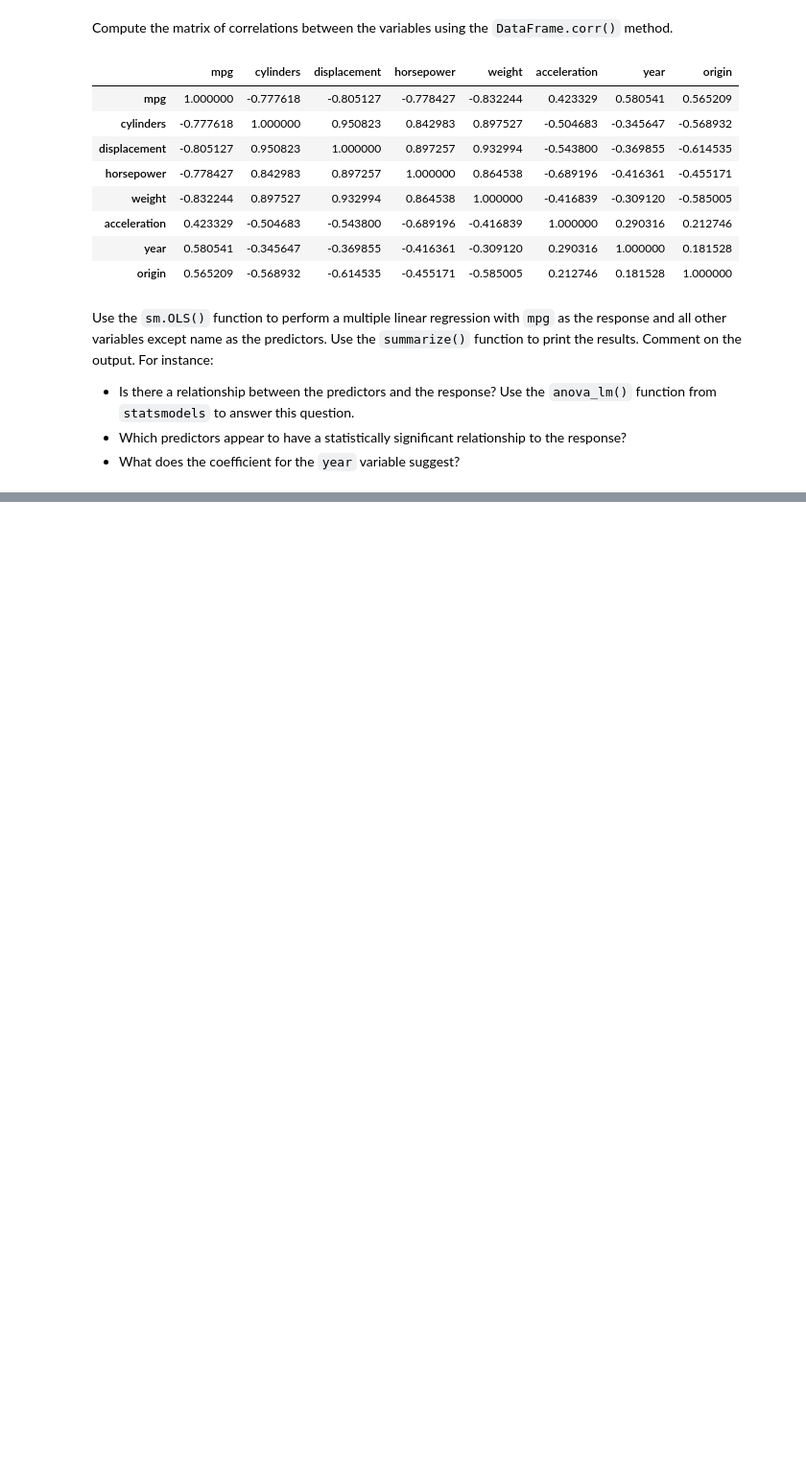
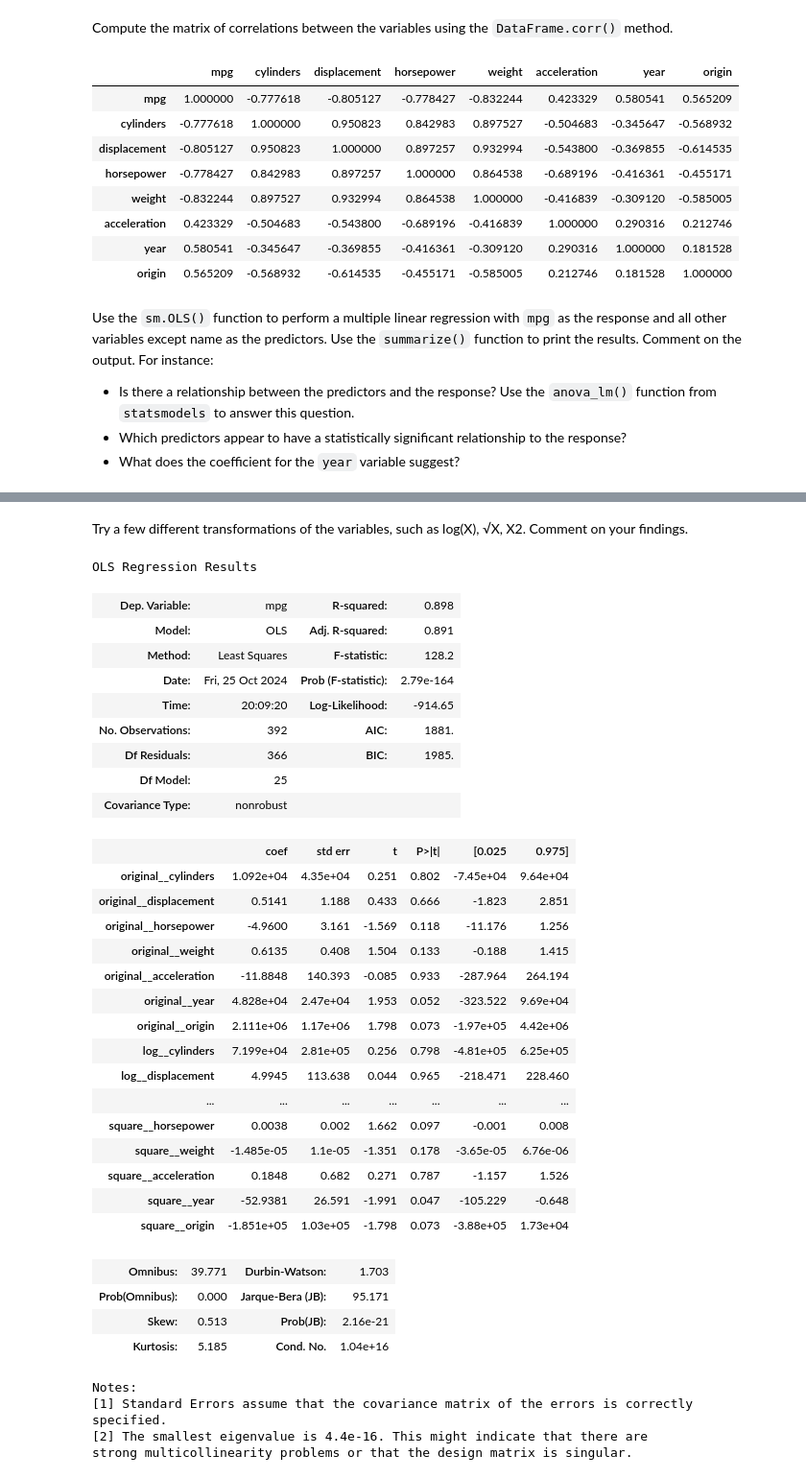
Before and after one commit to mrclneumann/ISLP_labs, a Jupyter notebook: solutions/Ch03.ipynb, the cells around one changed output, grey strips where cells are left out. Shown at 96% size. Saved outputs shown, nothing was run; the diff lists cells and outputs as text; code cells hidden in the pictures; blank space fills up the shorter version.

```diff
--- a/solutions/Ch03.ipynb
+++ b/solutions/Ch03.ipynb
@@ -143,0 +248,77 @@ Use the `sm.OLS()` function to perform a multiple linear regression with `mpg` a
+# %% [markdown]
+Try a few different transformations of the variables, such as log(X), √X, X2. Comment on your findings.
+# %%
+from sklearn.compose import ColumnTransformer
+from sklearn.preprocessing import FunctionTransformer
+
+transformer = ColumnTransformer(
+    [
+        ("original", "passthrough", data.columns),
+        (
+            "log",
+            FunctionTransformer(
+                np.log1p,
+                feature_names_out="one-to-one",
+            ),
+            data.columns,
+        ),
+        (
+            "sqrt",
+            FunctionTransformer(
+                np.sqrt,
+                feature_names_out="one-to-one",
+            ),
+            data.columns,
+        ),
+        (
+            "square",
+            FunctionTransformer(
+                np.square,
+                feature_names_out="one-to-one",
+            ),
+            data.columns,
+        ),
+    ]
+)
+
+X = pd.DataFrame(transformer.fit_transform(data), columns=transformer.get_feature_names_out())
+y = auto["mpg"]
+
+model = sm.OLS(y, X)
+results = model.fit()
+results.summary()
+# %% [output]
+OLS Regression Results
+| Dep. Variable: | mpg | R-squared: | 0.898 |
+| Model: | OLS | Adj. R-squared: | 0.891 |
+| Method: | Least Squares | F-statistic: | 128.2 |
+| Date: | Fri, 25 Oct 2024 | Prob (F-statistic): | 2.79e-164 |
+| Time: | 20:09:20 | Log-Likelihood: | -914.65 |
+| No. Observations: | 392 | AIC: | 1881. |
+| Df Residuals: | 366 | BIC: | 1985. |
+| Df Model: | 25 |  |  |
+| Covariance Type: | nonrobust |  |  |
+|  | coef | std err | t | P>|t| | [0.025 | 0.975] |
+| original__cylinders | 1.092e+04 | 4.35e+04 | 0.251 | 0.802 | -7.45e+04 | 9.64e+04 |
+| original__displacement | 0.5141 | 1.188 | 0.433 | 0.666 | -1.823 | 2.851 |
+| original__horsepower | -4.9600 | 3.161 | -1.569 | 0.118 | -11.176 | 1.256 |
+| original__weight | 0.6135 | 0.408 | 1.504 | 0.133 | -0.188 | 1.415 |
+| original__acceleration | -11.8848 | 140.393 | -0.085 | 0.933 | -287.964 | 264.194 |
+| original__year | 4.828e+04 | 2.47e+04 | 1.953 | 0.052 | -323.522 | 9.69e+04 |
+| original__origin | 2.111e+06 | 1.17e+06 | 1.798 | 0.073 | -1.97e+05 | 4.42e+06 |
+| log__cylinders | 7.199e+04 | 2.81e+05 | 0.256 | 0.798 | -4.81e+05 | 6.25e+05 |
+| log__displacement | 4.9945 | 113.638 | 0.044 | 0.965 | -218.471 | 228.460 |
+| ... | ... | ... | ... | ... | ... | ... |
+| square__horsepower | 0.0038 | 0.002 | 1.662 | 0.097 | -0.001 | 0.008 |
+| square__weight | -1.485e-05 | 1.1e-05 | -1.351 | 0.178 | -3.65e-05 | 6.76e-06 |
+| square__acceleration | 0.1848 | 0.682 | 0.271 | 0.787 | -1.157 | 1.526 |
+| square__year | -52.9381 | 26.591 | -1.991 | 0.047 | -105.229 | -0.648 |
+| square__origin | -1.851e+05 | 1.03e+05 | -1.798 | 0.073 | -3.88e+05 | 1.73e+04 |
+| Omnibus: | 39.771 | Durbin-Watson: | 1.703 |
+| Prob(Omnibus): | 0.000 | Jarque-Bera (JB): | 95.171 |
+| Skew: | 0.513 | Prob(JB): | 2.16e-21 |
+| Kurtosis: | 5.185 | Cond. No. | 1.04e+16 |
+Notes:
+[1] Standard Errors assume that the covariance matrix of the errors is correctly specified.
+[2] The smallest eigenvalue is 4.4e-16. This might indicate that there are
+strong multicollinearity problems or that the design matrix is singular.
```
Also changed, not shown: parts of 10 cells of this notebook.
